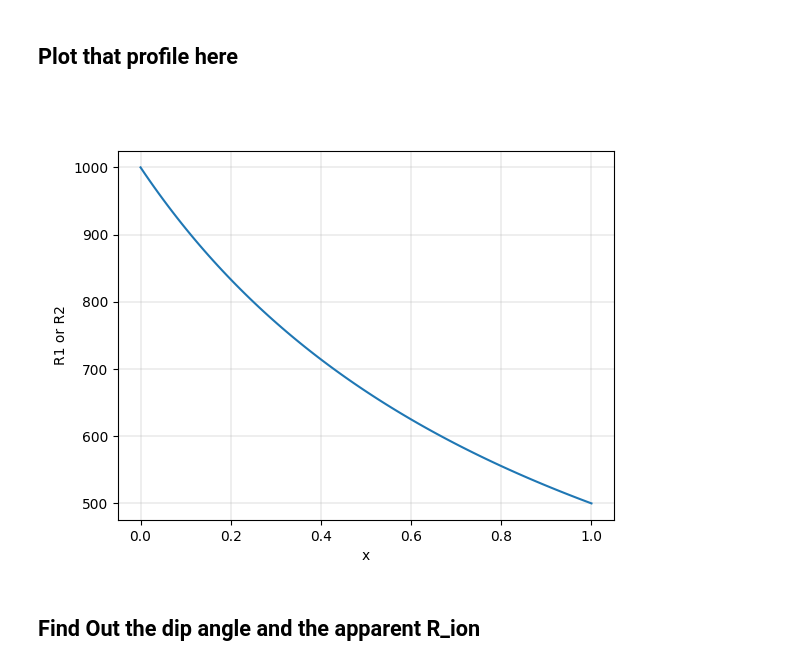
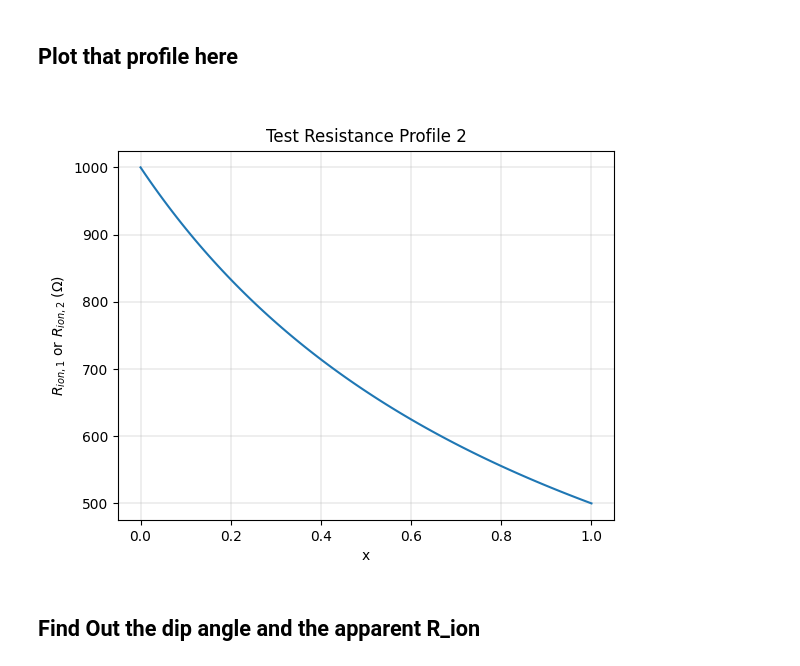
Before and after one commit to Yugal0/fitting-gen-arbitrary-eis, a Jupyter notebook: main_prof_2.ipynb, the cells around one changed output. Drawn from its saved outputs; the diff is of its cells as text; code cells hidden in the pictures.

```diff
--- a/main_prof_2.ipynb
+++ b/main_prof_2.ipynb
@@ -47,23 +47,24 @@ def arbitRCPE(p,f):
 # %%
 fig1, axx= plt.subplots()
 x=np.linspace(0,1,100)
 a=1000
 b=1
 def R(x):
     return a/(1+b*x)
     # return 100*(a*np.tanh(b**2-a*x)+np.tanh(a-b**2*x))
 axx.plot(x,R(x))
+axx.set_ylabel("$R_{ion,1}$ or $R_{ion,2}\;$($\Omega$)")
 axx.set_xlabel("x")
-axx.set_ylabel("R1 or R2")
+axx.set_title("Test Resistance Profile 2")
 axx.grid(linewidth=0.3)
 
 fig1.savefig("prof2.png",dpi=400)
 # axx2=axx.twinx()
 # axx2.set_ylabel("R1")
 
 # axx.plot([0,0.2063,0.2063,1],[873,873,387,387])
 # %% [output]
-[figure, old version]
+[figure, new version]
 # %% [markdown]
 ## Find Out the dip angle and the apparent R_ion
 # %%
```
Also changed, not shown: 7 other files.
